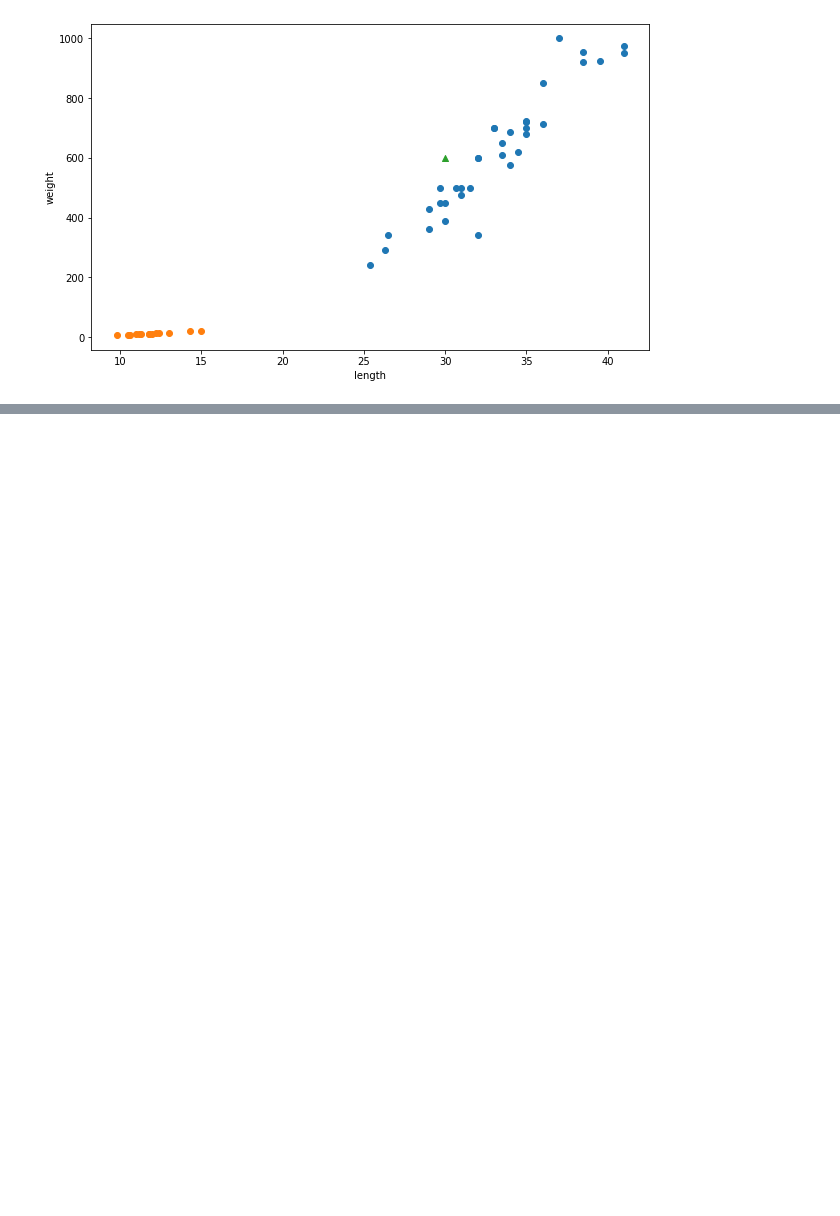
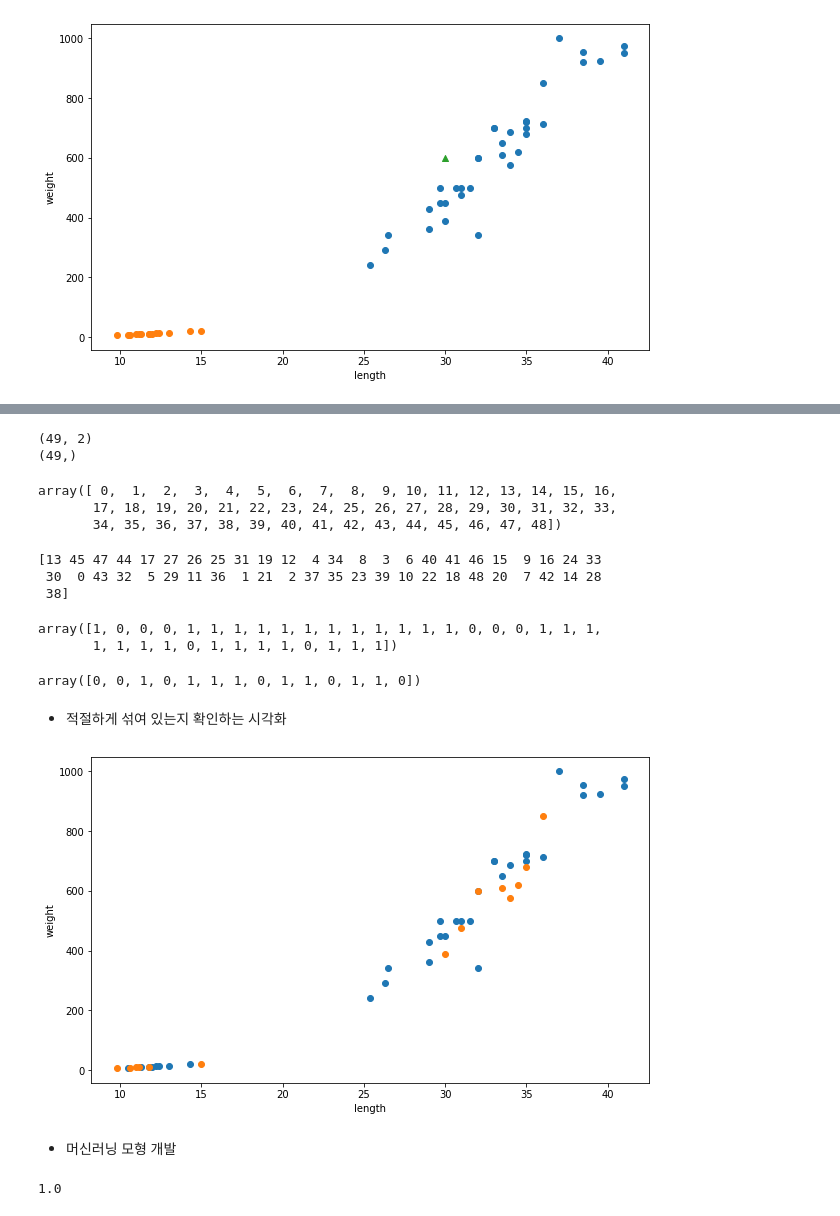
Before and after one commit to rkgh17/Human_edu, a Jupyter notebook: ML_DL_edu/Machine_Learning/머신러닝기본_221017.ipynb, the cells around one changed output, grey strips where cells are left out. Saved outputs shown, nothing was run; the diff lists cells and outputs as text; code cells hidden in the pictures; blank space fills up the shorter version.

```diff
--- a/ML_DL_edu/Machine_Learning/머신러닝기본_221017.ipynb
+++ b/ML_DL_edu/Machine_Learning/머신러닝기본_221017.ipynb
@@ -114,0 +188,65 @@ plt.show()
+# %%
+import numpy as np
+
+input_arr = np.array(fish_data)
+target_arr = np.array(fish_target)
+
+print(input_arr.shape) # 길이와 무게
+print(target_arr.shape) # 라벨
+# %% [output]
+(49, 2)
+(49,)
+# %%
+np.random.seed(42) # 랜덤 시드 고정
+index = np.arange(49)
+index
+# %% [output]
+array([ 0,  1,  2,  3,  4,  5,  6,  7,  8,  9, 10, 11, 12, 13, 14, 15, 16,
+       17, 18, 19, 20, 21, 22, 23, 24, 25, 26, 27, 28, 29, 30, 31, 32, 33,
+       34, 35, 36, 37, 38, 39, 40, 41, 42, 43, 44, 45, 46, 47, 48])
+# %%
+np.random.shuffle(index)
+print(index)
+# 시드 고정을 안하면 매번 값이 바뀜
+# %% [output]
+[13 45 47 44 17 27 26 25 31 19 12  4 34  8  3  6 40 41 46 15  9 16 24 33
+ 30  0 43 32  5 29 11 36  1 21  2 37 35 23 39 10 22 18 48 20  7 42 14 28
+ 38]
+# %%
+train_input = input_arr[index[:35]]
+train_target = target_arr[index[:35]]
+
+train_target
+# %% [output]
+array([1, 0, 0, 0, 1, 1, 1, 1, 1, 1, 1, 1, 1, 1, 1, 1, 0, 0, 0, 1, 1, 1,
+       1, 1, 1, 1, 0, 1, 1, 1, 1, 0, 1, 1, 1])
+# %%
+test_input = input_arr[index[35:]]
+test_target = target_arr[index[35:]]
+
+test_target
+# %% [output]
+array([0, 0, 1, 0, 1, 1, 1, 0, 1, 1, 0, 1, 1, 0])
+# %% [markdown]
+- 적절하게 섞여 있는지 확인하는 시각화
+# %%
+import matplotlib.pyplot as plt
+fig, ax = plt.subplots(figsize = (10,6))
+ax.scatter(train_input[:,0], train_input[:,1])
+ax.scatter(test_input[:,0], test_input[:,1])
+
+ax.set_xlabel('length')
+ax.set_ylabel('weight')
+
+plt.show()
+# %% [output]
+[figure, added]
+# %% [markdown]
+- 머신러닝 모형 개발
+# %%
+kn = KNeighborsClassifier(n_neighbors = 5)
+
+kn = kn.fit(train_input, train_target)
+kn.score(test_input, test_target)
+# %% [output]
+1.0
```
Also changed, not shown: parts of 40 cells of this notebook.
